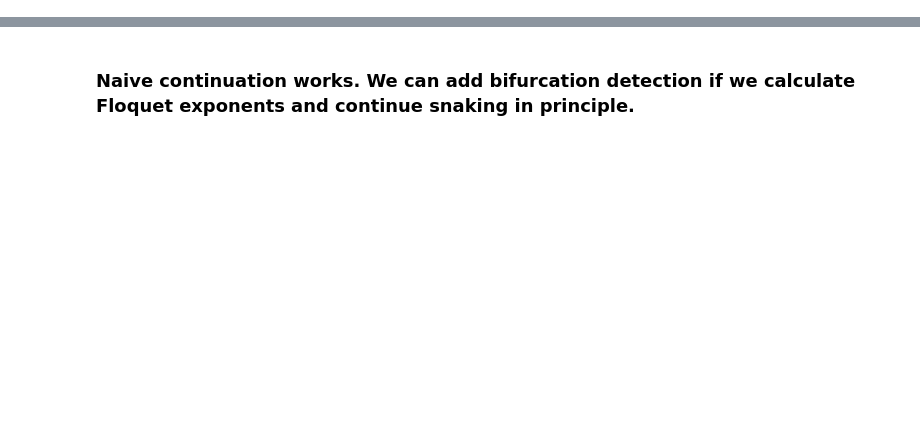
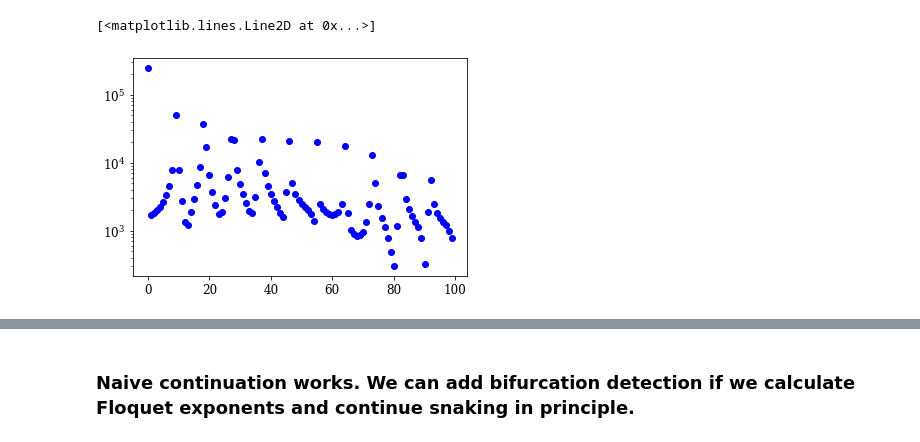
Before and after one commit to znicolaou/snakingoscillators, a Jupyter notebook: lccont.ipynb, the cells around one changed output, grey strips where cells are left out. Saved outputs shown, nothing was run; the diff lists cells and outputs as text; code cells hidden in the pictures; blank space fills up the shorter version.

```diff
--- a/lccont.ipynb
+++ b/lccont.ipynb
@@ -43,0 +77,6 @@ runtime: 31.917229
+# %%
+plt.yscale('log')
+plt.plot(np.abs(np.fft.fft(phi0,axis=0))[:100,0],'bo')
+# %% [output]
+[<matplotlib.lines.Line2D at 0x...>]
+[figure, added]
```
Also changed, not shown: parts of 19 cells of this notebook, 2 other files.
